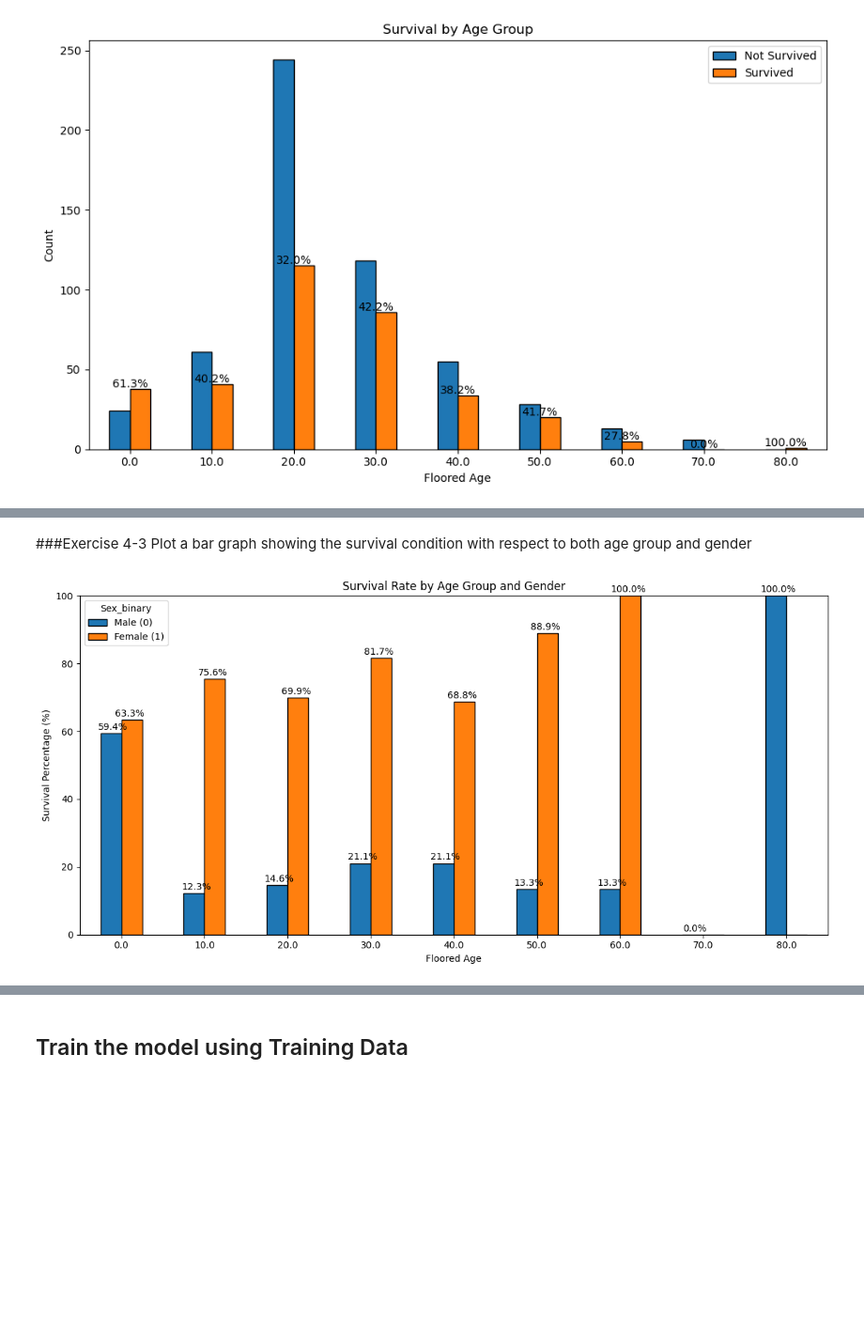
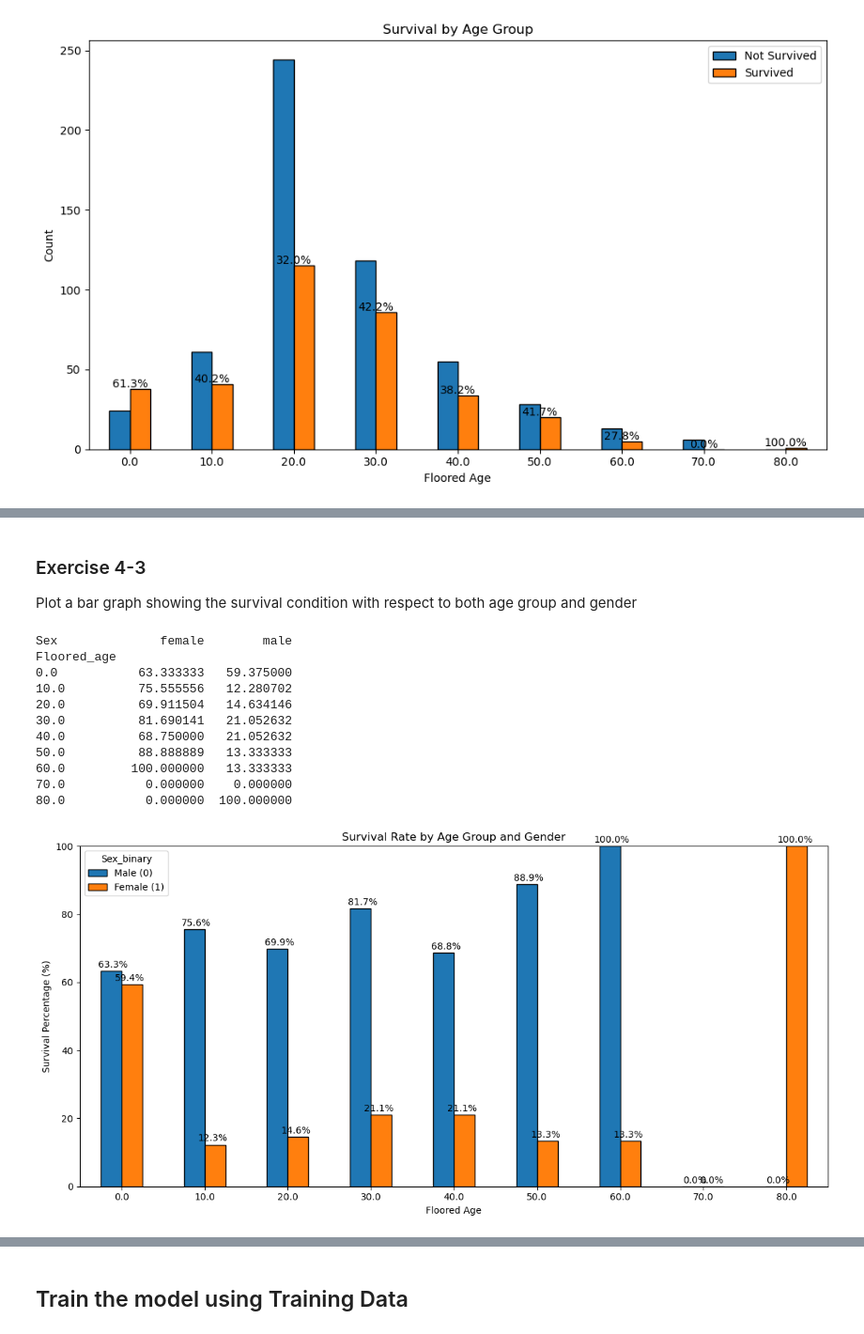
Before and after one commit to Jangmyun/Study, a Jupyter notebook: introduction_to_ai/exercise4/studentID_ex04.ipynb, the cells around one changed output, grey strips where cells are left out. Shown at 94% size. Drawn from its saved outputs; the diff is of its cells as text; code cells hidden in the pictures; blank space fills up the shorter version.

Commit message:
[introduction to ai] exercise4 complete

```diff
--- a/introduction_to_ai/exercise4/studentID_ex04.ipynb
+++ b/introduction_to_ai/exercise4/studentID_ex04.ipynb
@@ -281,8 +291,8 @@ plt.show()
 Plot a bar graph showing the survival condition with respect to gender
 # %%
 df_plot['Sex_binary'] = df_plot['Sex'].map({'male': 0, 'female': 1})
-gender_counts = " _____type your code here_____"
-gender_counts['Survival %'] = " _____type your code here_____"
+gender_counts = df_plot.groupby(['Sex_binary', 'Survived']).size().unstack(fill_value=0)
+gender_counts['Survival %'] = gender_counts[1] / (gender_counts[0]+gender_counts[1]) * 100
 
 ax = gender_counts[[0, 1]].plot(kind='bar', figsize=(8, 5), edgecolor='black')
 ax.set_xticklabels(['Male', 'Female'])
@@ -303,26 +313,39 @@ plt.show()
 # %% [markdown]
-###Exercise 4-3
+### Exercise 4-3
 Plot a bar graph showing the survival condition with respect to both age group and gender
 # %%
-grouped = " _____type your code here_____"
-grouped['Survival %'] = " _____type your code here_____"
-pivot = " _____type your code here_____"
+grouped = df_plot.groupby(['Floored_age', 'Sex', 'Survived']).size().unstack(fill_value=0)
+grouped['Survival %'] = grouped[1] / (grouped[0]+grouped[1]) * 100
+# floored age와 female 생존율, male 생존율로 unstack
+pivot = grouped['Survival %'].unstack(fill_value=0)
+
 
 ax = pivot.plot(kind='bar', figsize=(12, 6), edgecolor='black')
 plt.title('Survival Rate by Age Group and Gender')
 plt.xlabel('Floored Age')
 plt.ylabel('Survival Percentage (%)')
 plt.xticks(rotation=0)
 plt.ylim(0, 100)
 plt.legend(title='Sex_binary', labels=['Male (0)', 'Female (1)'])
 
 for i in range(len(pivot)):
     for j in range(len(pivot.columns)):
         val = pivot.iloc[i, j]
         plt.text(i + (j - 0.5)*0.2, val + 1, f'{val:.1f}%', ha='center')
 
 plt.tight_layout()
 plt.show()
 # %% [output]
+Sex              female        male
+Floored_age
+0.0           63.333333   59.375000
+10.0          75.555556   12.280702
+20.0          69.911504   14.634146
+30.0          81.690141   21.052632
+40.0          68.750000   21.052632
+50.0          88.888889   13.333333
+60.0         100.000000   13.333333
+70.0           0.000000    0.000000
+80.0           0.000000  100.000000
-[figure, old version]
+[figure, new version]
 # %% [markdown]
```
Also changed, not shown: parts of 10 cells of this notebook.
